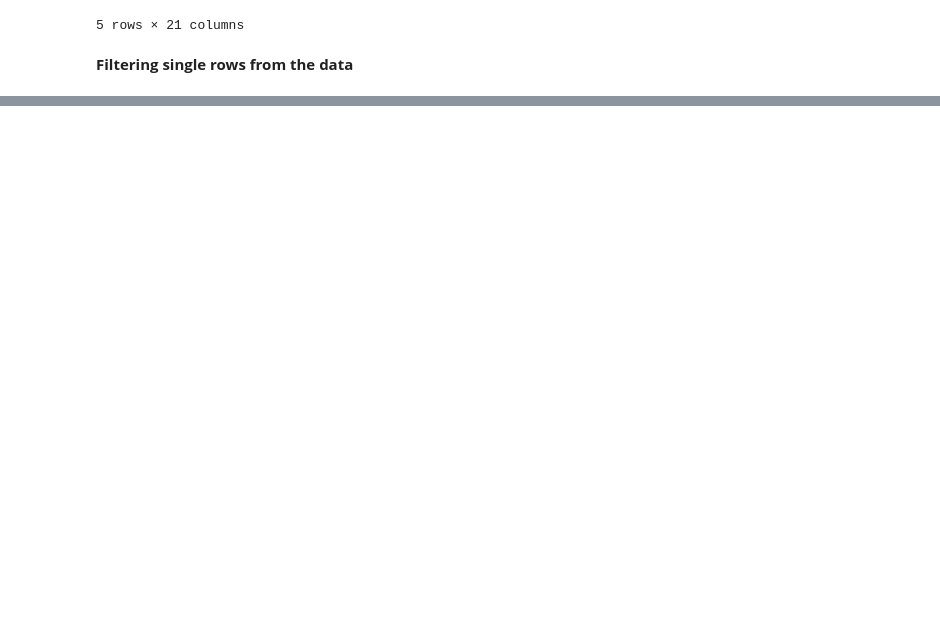
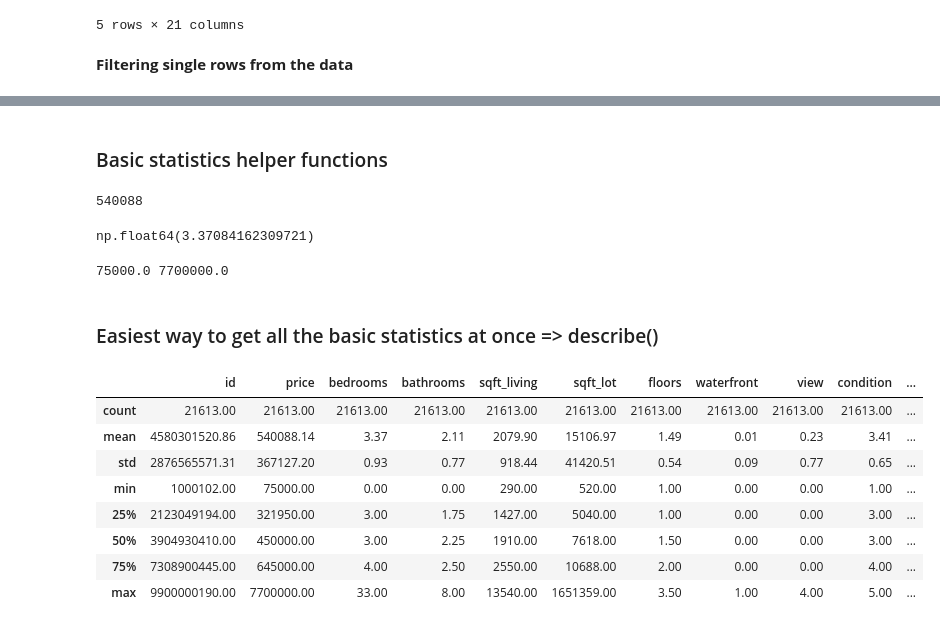
Before and after one commit to tuomasvaltanenLUAS/DataAnalytics2026, a Jupyter notebook: lecture4_pandas_tools/pandas_houses_examples1.ipynb, the cells around one changed output, grey strips where cells are left out. Drawn from its saved outputs; the diff is of its cells as text; code cells hidden in the pictures; blank space fills up the shorter version.

```diff
--- a/lecture4_pandas_tools/pandas_houses_examples1.ipynb
+++ b/lecture4_pandas_tools/pandas_houses_examples1.ipynb
@@ -46,0 +141,42 @@ single_house.transpose()
+# %% [markdown]
+### Basic statistics helper functions
+# %%
+# mean / average
+mean_price = df['price'].mean()
+int(mean_price)
+# %% [output]
+540088
+# %%
+# mean / average
+mean_bedroom_amount = df['bedrooms'].mean()
+mean_bedroom_amount
+# %% [output]
+np.float64(3.37084162309721)
+# %%
+# min/max
+smallest_price = df['price'].min()
+largest_price = df['price'].max()
+
+# print both
+print(smallest_price, largest_price)
+# %% [output]
+75000.0 7700000.0
+# %% [markdown]
+### Easiest way to get all the basic statistics at once => describe()
+# %%
+# override the default scientific notation
+# let's force a decimal format, you can control amount of decimals
+# by replacing "%.2f" in the lambda
+pd.set_option('display.float_format', lambda x: "%.2f" % x)
+# %%
+df.describe()
+# %% [output]
+|  | id | price | bedrooms | bathrooms | sqft_living | sqft_lot | floors | waterfront | view | condition | ... |
+| count | 21613.00 | 21613.00 | 21613.00 | 21613.00 | 21613.00 | 21613.00 | 21613.00 | 21613.00 | 21613.00 | 21613.00 | ... |
+| mean | 4580301520.86 | 540088.14 | 3.37 | 2.11 | 2079.90 | 15106.97 | 1.49 | 0.01 | 0.23 | 3.41 | ... |
+| std | 2876565571.31 | 367127.20 | 0.93 | 0.77 | 918.44 | 41420.51 | 0.54 | 0.09 | 0.77 | 0.65 | ... |
+| min | 1000102.00 | 75000.00 | 0.00 | 0.00 | 290.00 | 520.00 | 1.00 | 0.00 | 0.00 | 1.00 | ... |
+| 25% | 2123049194.00 | 321950.00 | 3.00 | 1.75 | 1427.00 | 5040.00 | 1.00 | 0.00 | 0.00 | 3.00 | ... |
+| 50% | 3904930410.00 | 450000.00 | 3.00 | 2.25 | 1910.00 | 7618.00 | 1.50 | 0.00 | 0.00 | 3.00 | ... |
+| 75% | 7308900445.00 | 645000.00 | 4.00 | 2.50 | 2550.00 | 10688.00 | 2.00 | 0.00 | 0.00 | 4.00 | ... |
+| max | 9900000190.00 | 7700000.00 | 33.00 | 8.00 | 13540.00 | 1651359.00 | 3.50 | 1.00 | 4.00 | 5.00 | ... |
```
Also changed, not shown: parts of 11 cells of this notebook.
